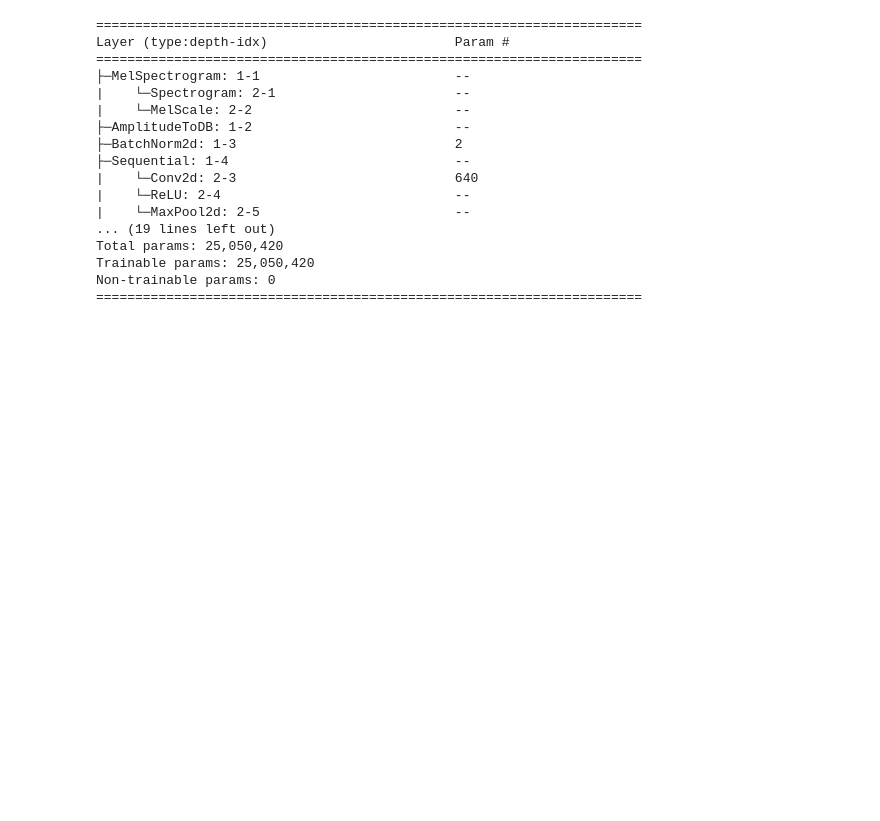
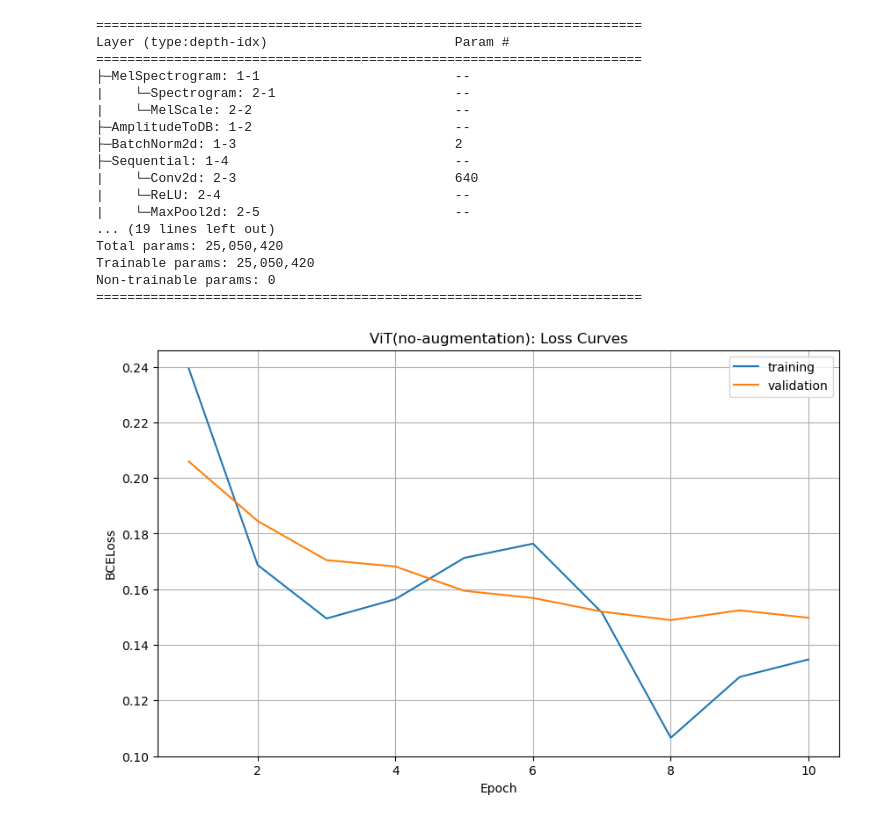
Before and after one commit to Proto007/DL-Final, a Jupyter notebook: report.ipynb, the cells around one changed output. Saved outputs shown, nothing was run; the diff lists cells and outputs as text; code cells hidden in the pictures; blank space fills up the shorter version.

Commit message:
added vit validation and loss curves

```diff
--- a/report.ipynb
+++ b/report.ipynb
@@ -762,5 +761,22 @@ Trainable params: 25,050,420
 Non-trainable params: 0
 ======================================================================
 # %%
-# TODO: Train ViT again and get the validation curves
-# TODO: use new ViT to generate the graphs
+# get validation loss curve
+df_train_loss = pd.read_csv("./results/vit_train_loss_data.csv")
+df_val_loss = pd.read_csv("./results/vit_val_loss_data.csv")
+df_train_loss['Step'] += 1
+df_val_loss['Step'] += 1
+
+plt.figure(figsize=(10, 6))
+plt.plot(df_train_loss['Step'], df_train_loss['Value'], label='training')
+plt.plot(df_val_loss['Step'], df_val_loss['Value'], label='validation')
+plt.xlabel('Epoch')
+plt.ylabel('BCELoss')
+plt.grid(True)
+plt.legend()
+plt.title('ViT(no-augmentation): Loss Curves')
+
+plt.savefig('./results/vit_loss.png')
+plt.show()
+# %% [output]
+[figure, added]
```
Also changed, not shown: parts of 4 cells of this notebook, 7 other files.
